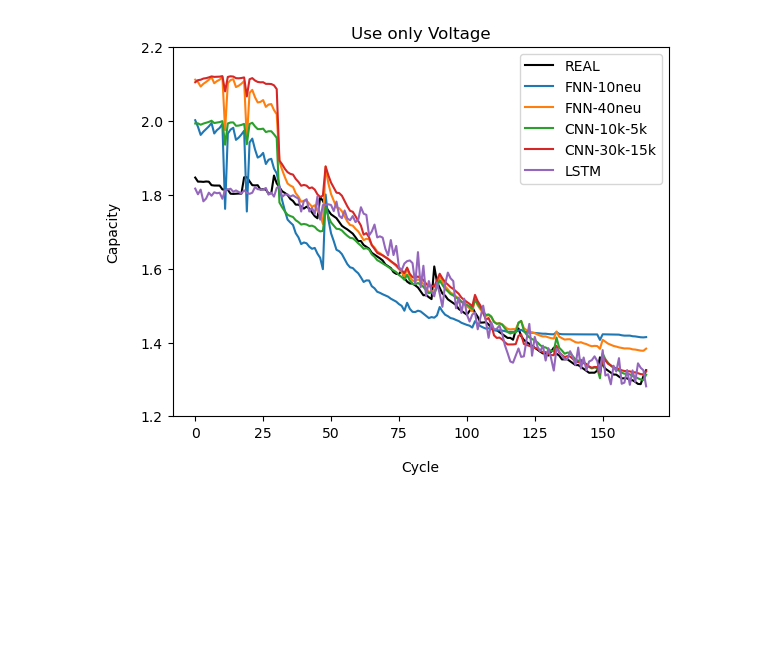
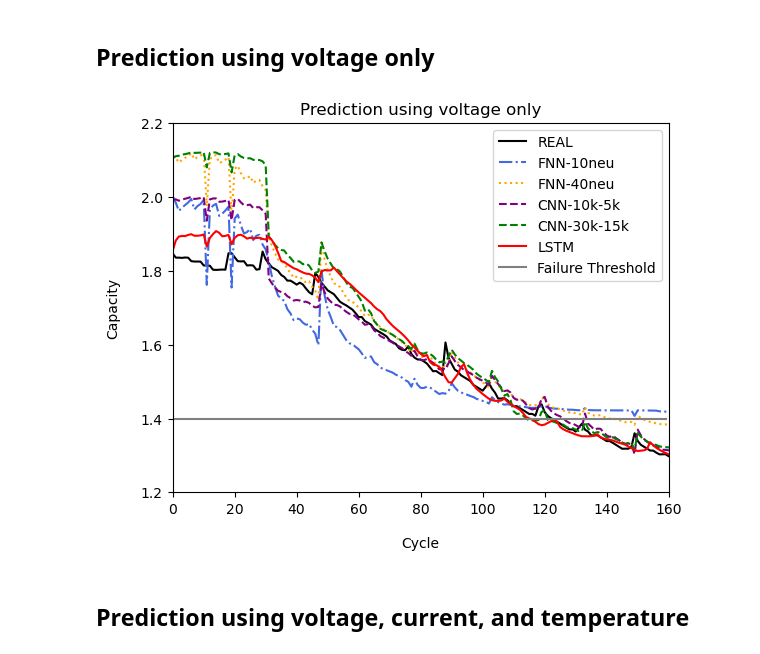
Before and after one commit to SierraJY/NASA-Li-ion-BATTERY, a Jupyter notebook: PREDICT/compare.ipynb, the cells around one changed output. Saved outputs shown, nothing was run; the diff lists cells and outputs as text; code cells hidden in the pictures; blank space fills up the shorter version.

```diff
--- a/PREDICT/compare.ipynb
+++ b/PREDICT/compare.ipynb
@@ -2,6 +2,8 @@
 import matplotlib
 import matplotlib.pyplot as plt
 import pandas as pd
+# %% [markdown]
+## Prediction using voltage only
 # %%
 real = pd.read_csv("../DATA/DataFrame/B0005_capacity_df.csv")
 FNN10 = pd.read_csv("./FNN_10N.csv")
@@ -11,17 +13,21 @@ CNN30K15K = pd.read_csv("./CNN_30K_15K.csv")
 LSTM = pd.read_csv("./LSTM.csv")
 # %%
 plt.plot(range(len(real.index)), real["capacity"], label="REAL", color="Black")
-plt.plot(range(len(real.index)), FNN10.iloc[:,0], label="FNN-10neu")
-plt.plot(range(len(real.index)), FNN40.iloc[:,0], label="FNN-40neu")
-plt.plot(range(len(real.index)), CNN10K5K.iloc[:,0], label="CNN-10k-5k")
-plt.plot(range(len(real.index)), CNN30K15K.iloc[:,0], label="CNN-30k-15k")
-plt.plot(range(len(real.index)), LSTM.iloc[:,0], label="LSTM")
+plt.plot(range(len(real.index)), FNN10.iloc[:,0], label="FNN-10neu", linestyle='-.', color = 'royalblue')
+plt.plot(range(len(real.index)), FNN40.iloc[:,0], label="FNN-40neu", linestyle=':', color='orange')
+plt.plot(range(len(real.index)), CNN10K5K.iloc[:,0], label="CNN-10k-5k", linestyle='--',color='purple')
+plt.plot(range(len(real.index)), CNN30K15K.iloc[:,0], label="CNN-30k-15k", linestyle='--', color='green')
+plt.plot(range(len(real.index)), LSTM.iloc[:,0], label="LSTM", color='red')
+plt.plot(range(160), [1.4 for i in range(160)], label='Failure Threshold', color='gray')
 
+plt.xlim([0, 160])
 plt.ylim([1.2, 2.2])
-plt.title("Use only Voltage")
+plt.title("Prediction using voltage only")
 plt.xlabel(xlabel='Cycle', labelpad=15)
 plt.ylabel(ylabel='Capacity', labelpad=15)
 plt.legend()
 plt.show()
 # %% [output]
-[figure, old version]
+[figure, new version]
+# %% [markdown]
+## Prediction using voltage, current, and temperature
```
Also changed, not shown: parts of 2 cells of this notebook, 22 other files.
